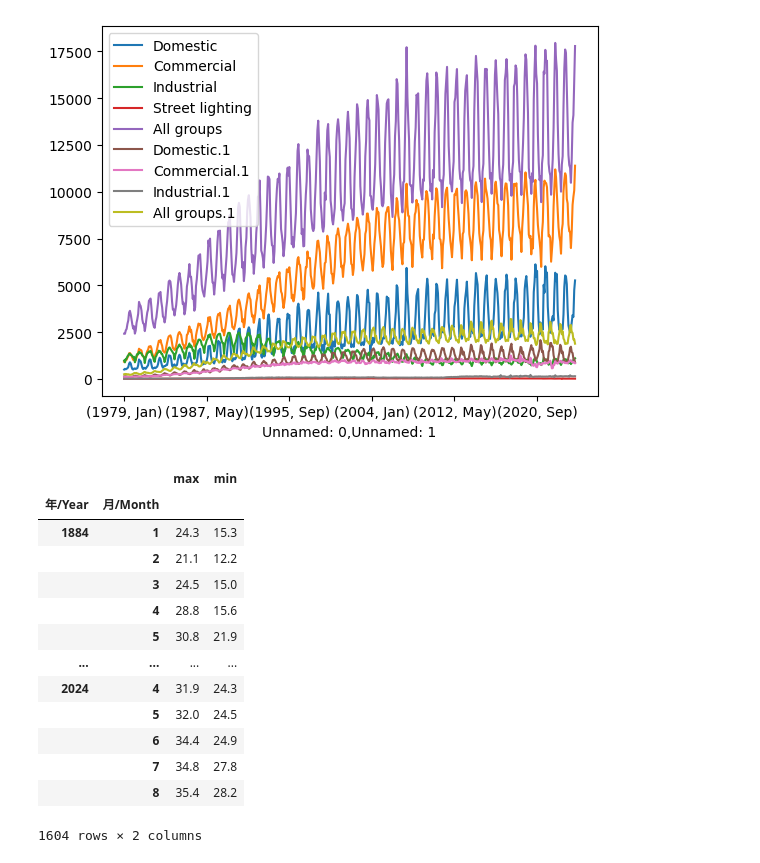
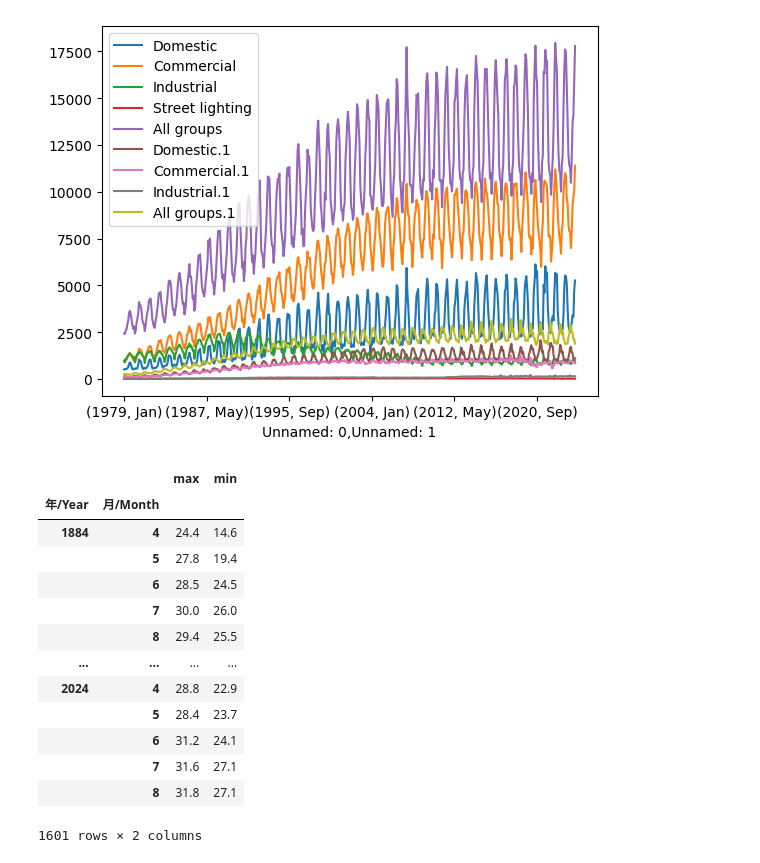
Before and after one commit to lilyleungch/erbscope99, a Jupyter notebook: data_cleansing/data_cleansing.ipynb, the cells around one changed output. Saved outputs shown, nothing was run; the diff lists cells and outputs as text; code cells hidden in the pictures.

```diff
--- a/data_cleansing/data_cleansing.ipynb
+++ b/data_cleansing/data_cleansing.ipynb
@@ -12,23 +13,24 @@ electric2.plot()
 <Axes: xlabel='Unnamed: 0,Unnamed: 1'>
 [figure]
 # %%
-weather = pd.read_csv('CLMMAXT_HKO_.csv')
+weather = pd.read_csv('CLMTEMP_HKO_.csv')
+#csv from https://data.gov.hk/tc-data/dataset/hk-hko-rss-daily-temperature-info-hko/resource/7f42664a-04ec-4bb4-ac35-d257a554c661
 #weather2=weather.groupby(["月/Month"])['數值/Value'].mean()
 weather.dropna(inplace=True)
 weather2=weather.groupby(['年/Year', '月/Month'])["數值/Value"].agg(['max','min'])
 weather2
 # %% [output]
 |  |  | max | min |
 | 年/Year | 月/Month |  |  |
-| 1884 | 1 | 24.3 | 15.3 |
-|  | 2 | 21.1 | 12.2 |
-|  | 3 | 24.5 | 15.0 |
-|  | 4 | 28.8 | 15.6 |
-|  | 5 | 30.8 | 21.9 |
+| 1884 | 4 | 24.4 | 14.6 |
+|  | 5 | 27.8 | 19.4 |
+|  | 6 | 28.5 | 24.5 |
+|  | 7 | 30.0 | 26.0 |
+|  | 8 | 29.4 | 25.5 |
 | ... | ... | ... | ... |
-| 2024 | 4 | 31.9 | 24.3 |
-|  | 5 | 32.0 | 24.5 |
-|  | 6 | 34.4 | 24.9 |
-|  | 7 | 34.8 | 27.8 |
-|  | 8 | 35.4 | 28.2 |
+| 2024 | 4 | 28.8 | 22.9 |
+|  | 5 | 28.4 | 23.7 |
+|  | 6 | 31.2 | 24.1 |
+|  | 7 | 31.6 | 27.1 |
+|  | 8 | 31.8 | 27.1 |
-1604 rows × 2 columns
+1601 rows × 2 columns
```
Also changed, not shown: parts of 1 cell of this notebook, 2 other files.
